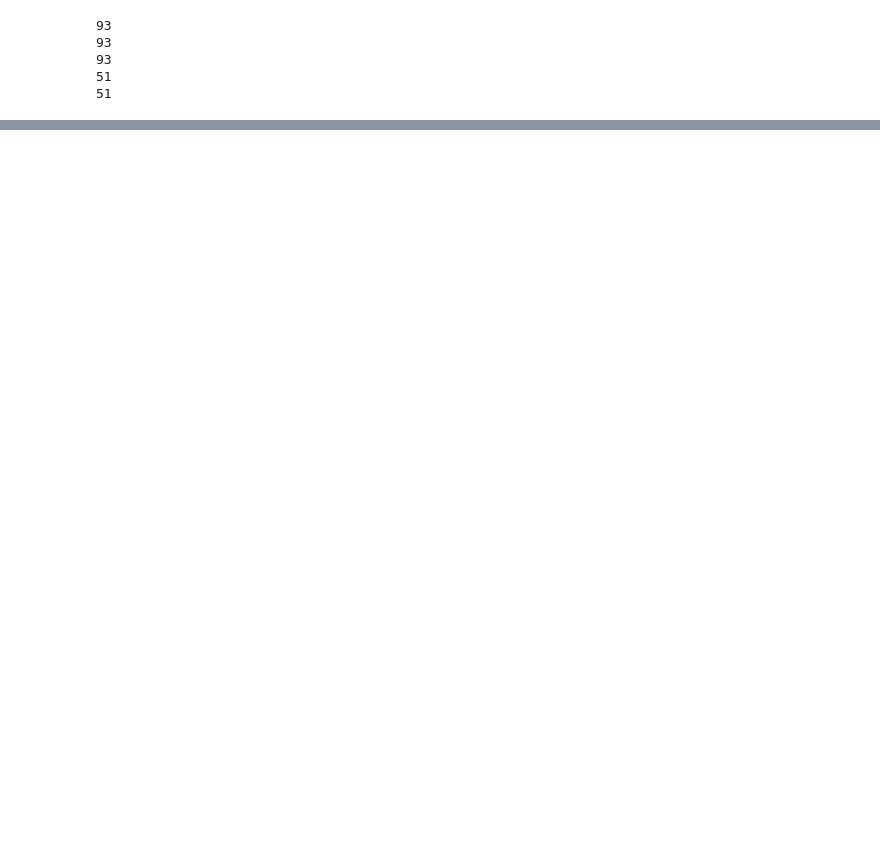
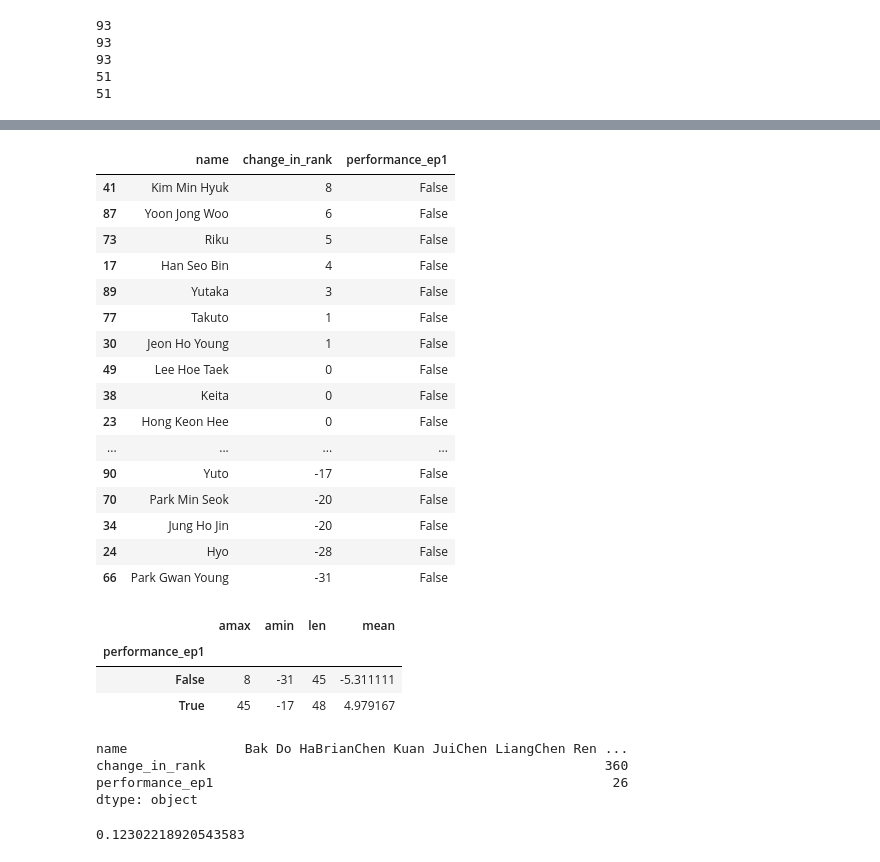
Before and after one commit to altheaxcvii/Boys-Planet, a Jupyter notebook: boys_planet_cleaning.ipynb, the cells around one changed output, grey strips where cells are left out. Cells and saved outputs as stored; diff of their text form; code cells hidden in the pictures; blank space fills up the shorter version.

```diff
--- a/boys_planet_cleaning.ipynb
+++ b/boys_planet_cleaning.ipynb
@@ -212,0 +263,36 @@ print(bp['ep_8_ranking_second_elimation'].value_counts().sum())
+# %%
+ep1_2_rank_change[ep1_2_rank_change['performance_ep1'] == False].sort_values(by='change_in_rank', ascending=False)
+# %% [output]
+|  | name | change_in_rank | performance_ep1 |
+| 41 | Kim Min Hyuk | 8 | False |
+| 87 | Yoon Jong Woo | 6 | False |
+| 73 | Riku | 5 | False |
+| 17 | Han Seo Bin | 4 | False |
+| 89 | Yutaka | 3 | False |
+| 77 | Takuto | 1 | False |
+| 30 | Jeon Ho Young | 1 | False |
+| 49 | Lee Hoe Taek | 0 | False |
+| 38 | Keita | 0 | False |
+| 23 | Hong Keon Hee | 0 | False |
+| ... | ... | ... | ... |
+| 90 | Yuto | -17 | False |
+| 70 | Park Min Seok | -20 | False |
+| 34 | Jung Ho Jin | -20 | False |
+| 24 | Hyo | -28 | False |
+| 66 | Park Gwan Young | -31 | False |
+# %%
+ep1_2_rank_change.pivot_table(index='performance_ep1', values='change_in_rank', aggfunc=(np.mean,len,np.max,np.min))
+# %% [output]
+|  | amax | amin | len | mean |
+| performance_ep1 |  |  |  |  |
+| False | 8 | -31 | 45 | -5.311111 |
+| True | 45 | -17 | 48 | 4.979167 |
+# %%
+positive_change = ep1_2_rank_change[ep1_2_rank_change['performance_ep1'] == True]
+positive_change = positive_change[positive_change['change_in_rank'] > 0]
+positive_change.sum()
+# %% [output]
+name               Bak Do HaBrianChen Kuan JuiChen LiangChen Ren ...
+change_in_rank                                                   360
+performance_ep1                                                   26
+dtype: object
@@ -212,0 +304,4 @@ print(bp['ep_8_ranking_second_elimation'].value_counts().sum())
+# %%
+ep1_2_first_elim['performance_ep1'].corr(ep1_2_first_elim['eliminated'])
+# %% [output]
+0.12302218920543583
```
Also changed, not shown: parts of 28 cells of this notebook, 1 other file.
